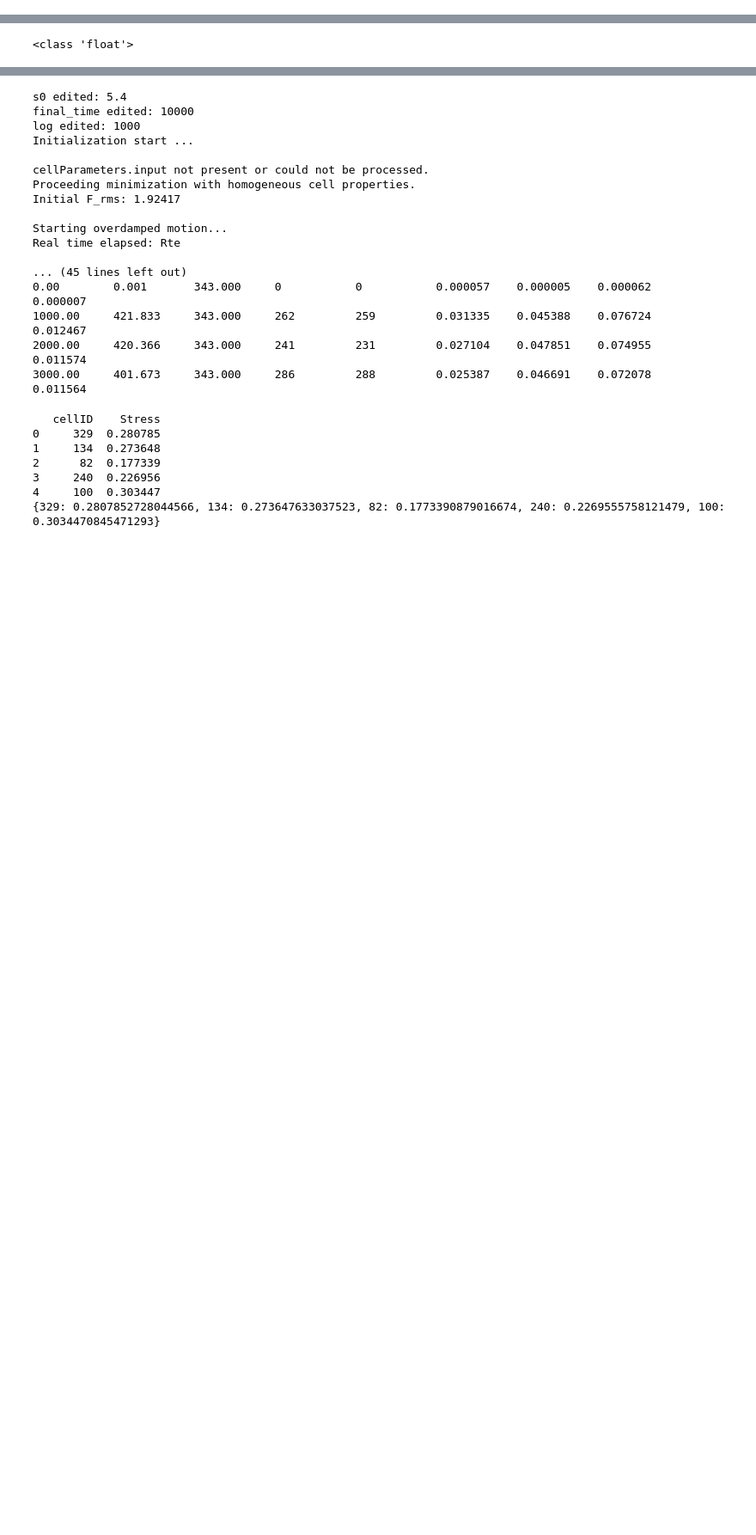
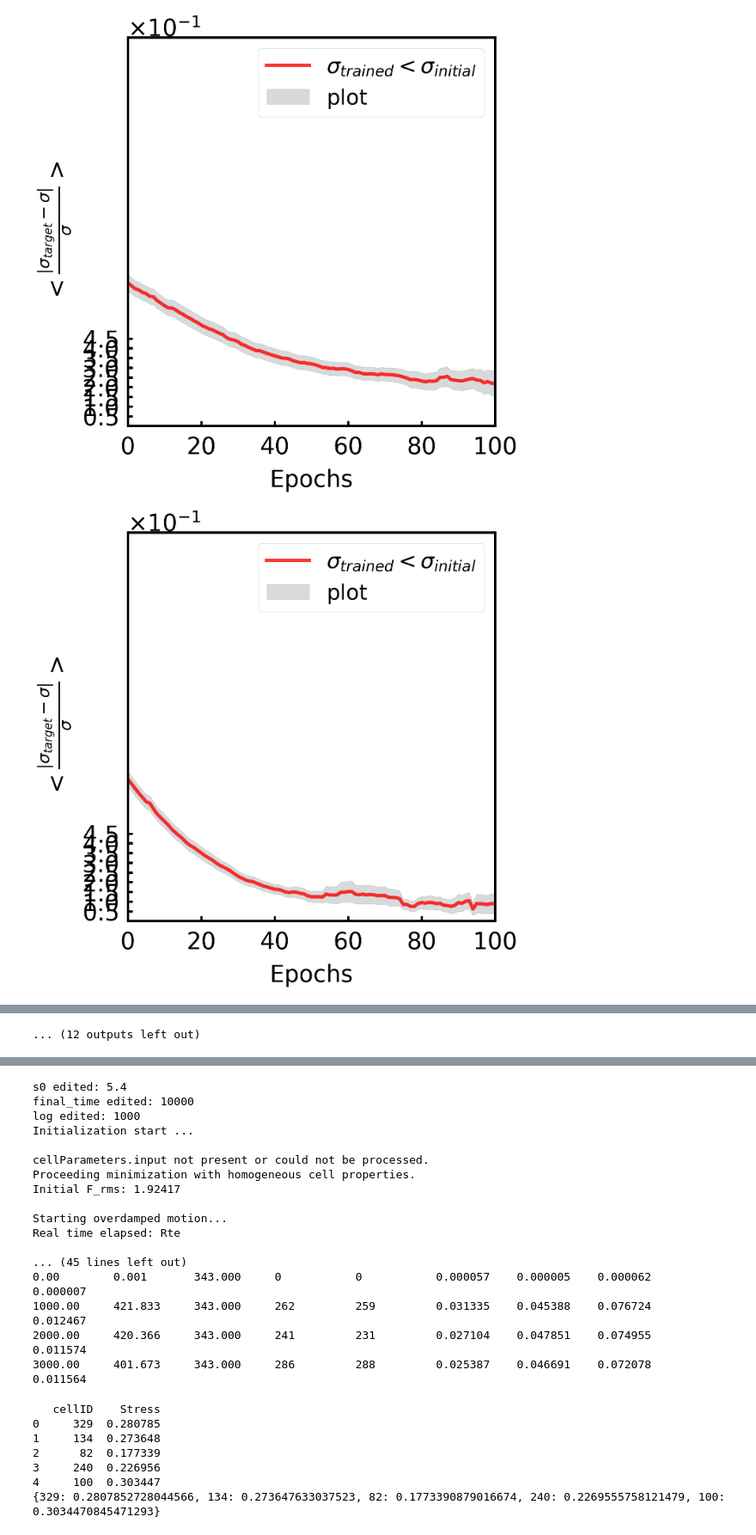
Before and after one commit to ZhangTao-SJTU/tvm, a Jupyter notebook: test.ipynb, the cells around one changed output, grey strips where cells are left out. Shown at 86% size. Drawn from its saved outputs; the diff is of its cells as text; code cells hidden in the pictures; blank space fills up the shorter version.

```diff
--- a/test.ipynb
+++ b/test.ipynb
@@ -1,4 +1,68 @@
 # %%
+from toolbox import manuscriptPlots
+from scripts.data_processing import download
 import numpy as np
-tolerance = np.loadtxt("tolerance")
+import pandas as pd
+import os
+
+s0_vals = [4.8,4.9,5.0,5.1,5.2,5.3]
+d_list = ["1_cell_increase/", "1_cell_decrease/", "2_cells/","4_cells/"]
+# colormap = {"":"red", "final":"blue"}
+# labelmap = {"init": "Initial", "final": "Final"}
+# filename = "graphs/stress_tensor_manuscript/kappa_{:.2f}.png".format(p)
+for d in d_list:
+    for s0 in s0_vals:
+        experiment = "{}7_{:.1f}/".format(d,s0)
+        download(experiment)
+        input_file = "{}error.csv".format(experiment)
+        plotter = manuscriptPlots.plot()
+        plotter.set_ylim(1e-5,2)
+        plotter.set_xlim(0,100)
+        # plotter.set_title(" p = {:.2f}".format(p))
+        plotter.set_xlabel("Epochs")
+        plotter.set_ylabel(r"$<\frac{|\sigma_{target}-\sigma|}{\sigma}>$")
+        # plotter.set_ylabel(r"$<\sum_{cells}{|s_{0,cell}^{(A)}-s_{0,cell}^{(B)}|}>$")
+
+        plotter.set_xticks([20*i for i in range(100)])
+        plotter.set_yticks([0.05*i for i in range(1,10)])
+        plotter.set_yScaled()
+
+        plotter.initialize_figure()
+        # plotter.set_yLog()
+        df = pd.read_csv(input_file)
+        costs = df["mean"].to_numpy()
+        err = df["sem"].to_numpy()
+        if not len(costs):
+            continue
+        epochs = [i for i in range(len(costs))]
+        plotter.plot_xy(epochs,costs,label = r"$\sigma_{trained}<\sigma_{initial}$", color= "red",alpha = 0.8)
+        # plotter.ax.set_yscale("log")
+        plotter.plot_errorfill(epochs,costs,err)
+        # plotter.ax.set_yscale("log")
+        # plotter.plot_xy_errorbar([i for i in range(len(costs))],costs, err, label = r"$\sigma_{trained}<\sigma_{initial}$", color= "red",alpha = 0.8)
+        plotter.save_fig("/Users/shabeebameen/Projects/tvm-fire/{}error.jpg".format(experiment))
+
+# df = pd.read_csv("../tvm-fire/sp_5_cell_increase/costs.csv")
+# costs = df["mean"].to_numpy()
+# err = df["sem"].to_numpy()
+# plotter.plot_xy_errorbar([i for i in range(len(costs))],costs, err, label = r"$\sigma_{trained}>\sigma_{initial}$", color= "blue",alpha = 0.8)
+
+# df = pd.read_csv("../tvm-fire/mp_2_cells/patternA_costs.csv")
+# costs = df["mean"].to_numpy()
+# err = df["sem"].to_numpy()
+# plotter.plot_xy_errorbar([i for i in range(len(costs))],costs, err, label = "Pattern A", color= "red",alpha = 0.6)
+
+# df = pd.read_csv("../tvm-fire/mp_2_cells/patternB_costs.csv")
+# costs = df["mean"].to_numpy()
+# err = df["sem"].to_numpy()
+# plotter.plot_xy_errorbar([i for i in range(len(costs))],costs, err, label = "Pattern B", color= "blue",alpha = 0.6)
+
+# df = pd.read_csv("../tvm-fire/mp_2_cells/distances.csv")
+# costs = df["mean"].to_numpy()
+# err = df["sem"].to_numpy()
+# plotter.plot_xy_errorbar([i for i in range(len(costs))],costs, err, label = "_Pattern A", color= "black",alpha = 0.6)
+
+# plotter.save_fig("/Users/shabeebameen/Projects/tvm-fire/mp_2_cells_distances.jpg")
 # %% [output]
+[figure, added]
+[figure, added]
@@ -5,4 +79,4 @@ tolerance = np.loadtxt("tolerance")
-<class 'float'>
+... (12 outputs left out)
 # %%
 import os
 
```
Also changed, not shown: parts of 2 cells of this notebook, 50 other files.
